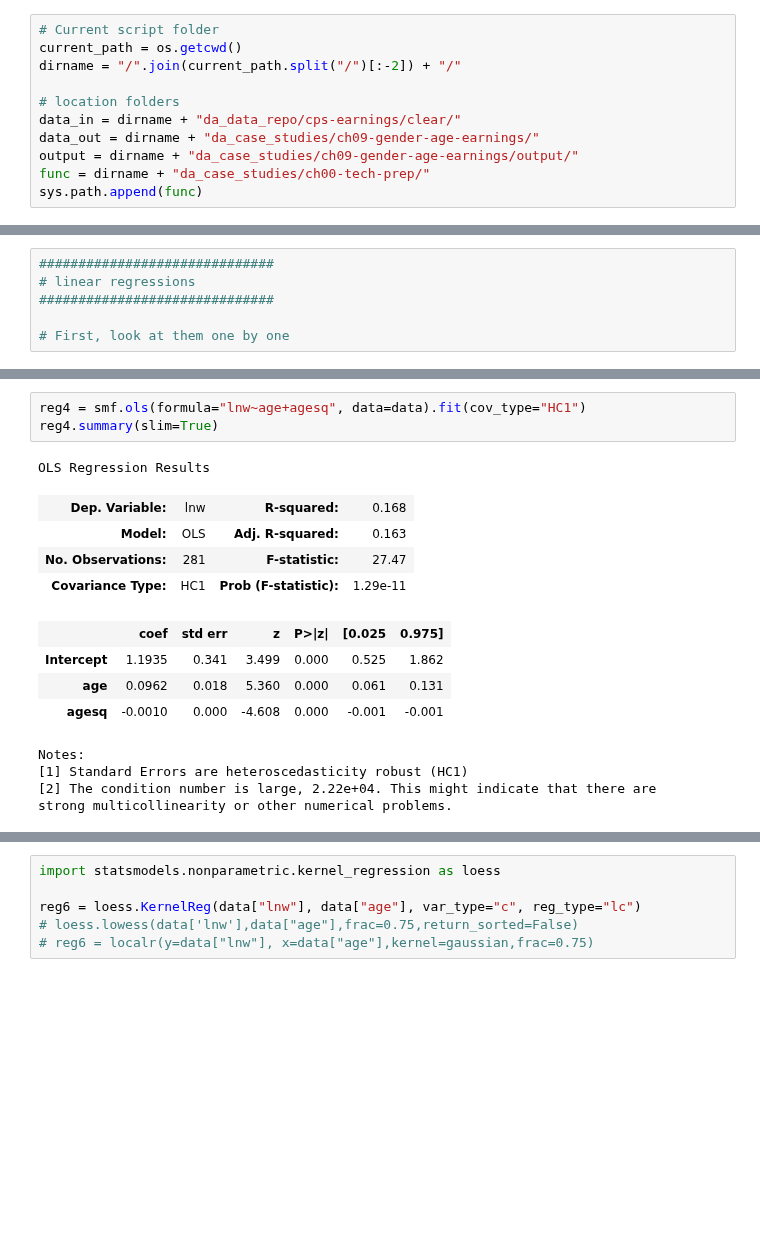
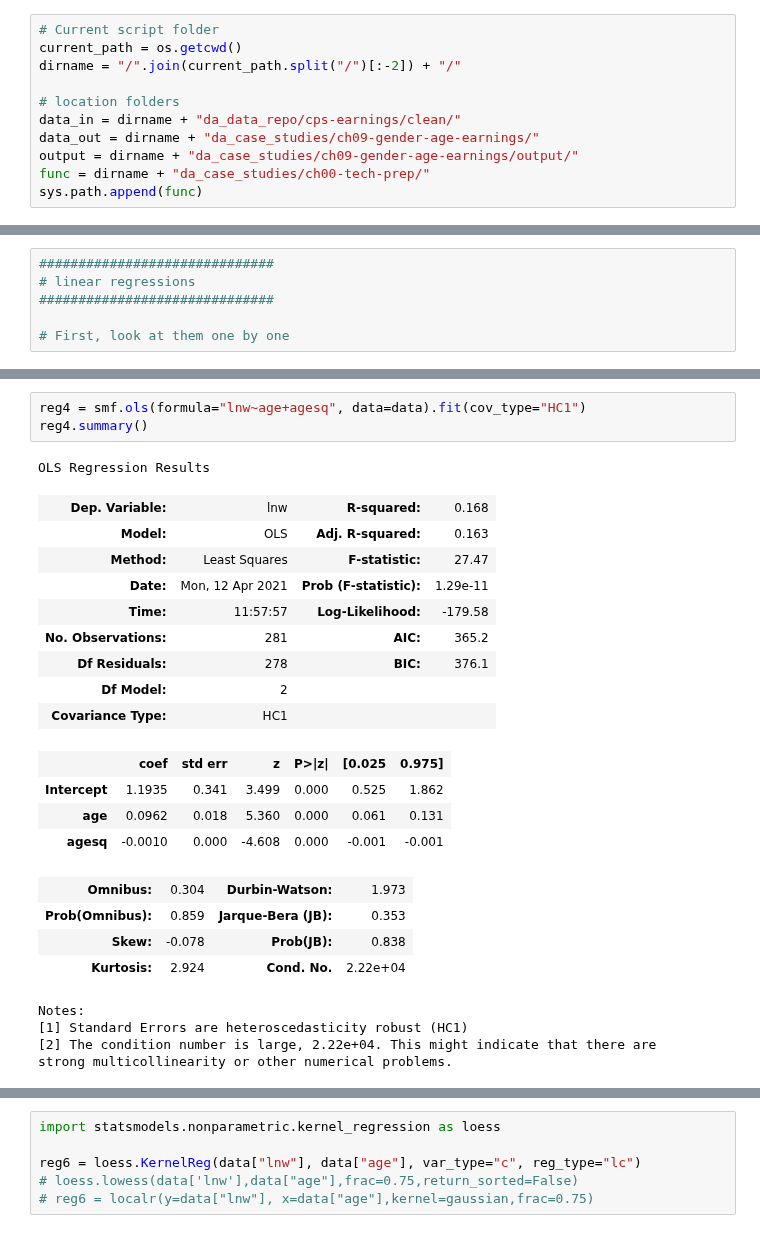
Before and after one commit to gabors-data-analysis/da_case_studies, a Jupyter notebook: ch09-gender-age-earnings/ch09-earnings-inference.ipynb, the cells around one changed output, grey strips where cells are left out. Cells and saved outputs as stored; diff of their text form; blank space fills up the shorter version.

```diff
--- a/ch09-gender-age-earnings/ch09-earnings-inference.ipynb
+++ b/ch09-gender-age-earnings/ch09-earnings-inference.ipynb
@@ -21,7 +21,7 @@ current_path = os.getcwd()
 dirname = "/".join(current_path.split("/")[:-2]) + "/"
 
 # location folders
-data_in = dirname + "da_data_repo/cps-earnings/clear/"
+data_in = dirname + "da_data_repo/cps-earnings/clean/"
 data_out = dirname + "da_case_studies/ch09-gender-age-earnings/"
 output = dirname + "da_case_studies/ch09-gender-age-earnings/output/"
 func = dirname + "da_case_studies/ch00-tech-prep/"
@@ -159,17 +186,26 @@ Notes:
 [1] Standard Errors are heteroscedasticity robust (HC1)
 # %%
 reg4 = smf.ols(formula="lnw~age+agesq", data=data).fit(cov_type="HC1")
-reg4.summary(slim=True)
+reg4.summary()
 # %% [output]
 OLS Regression Results
 | Dep. Variable: | lnw | R-squared: | 0.168 |
 | Model: | OLS | Adj. R-squared: | 0.163 |
-| No. Observations: | 281 | F-statistic: | 27.47 |
-| Covariance Type: | HC1 | Prob (F-statistic): | 1.29e-11 |
+| Method: | Least Squares | F-statistic: | 27.47 |
+| Date: | Mon, 12 Apr 2021 | Prob (F-statistic): | 1.29e-11 |
+| Time: | 11:57:57 | Log-Likelihood: | -179.58 |
+| No. Observations: | 281 | AIC: | 365.2 |
+| Df Residuals: | 278 | BIC: | 376.1 |
+| Df Model: | 2 |  |  |
+| Covariance Type: | HC1 |  |  |
 |  | coef | std err | z | P>|z| | [0.025 | 0.975] |
 | Intercept | 1.1935 | 0.341 | 3.499 | 0.000 | 0.525 | 1.862 |
 | age | 0.0962 | 0.018 | 5.360 | 0.000 | 0.061 | 0.131 |
 | agesq | -0.0010 | 0.000 | -4.608 | 0.000 | -0.001 | -0.001 |
+| Omnibus: | 0.304 | Durbin-Watson: | 1.973 |
+| Prob(Omnibus): | 0.859 | Jarque-Bera (JB): | 0.353 |
+| Skew: | -0.078 | Prob(JB): | 0.838 |
+| Kurtosis: | 2.924 | Cond. No. | 2.22e+04 |
 Notes:
 [1] Standard Errors are heteroscedasticity robust (HC1)
 [2] The condition number is large, 2.22e+04. This might indicate that there are
```
Also changed, not shown: parts of 12 cells of this notebook.
